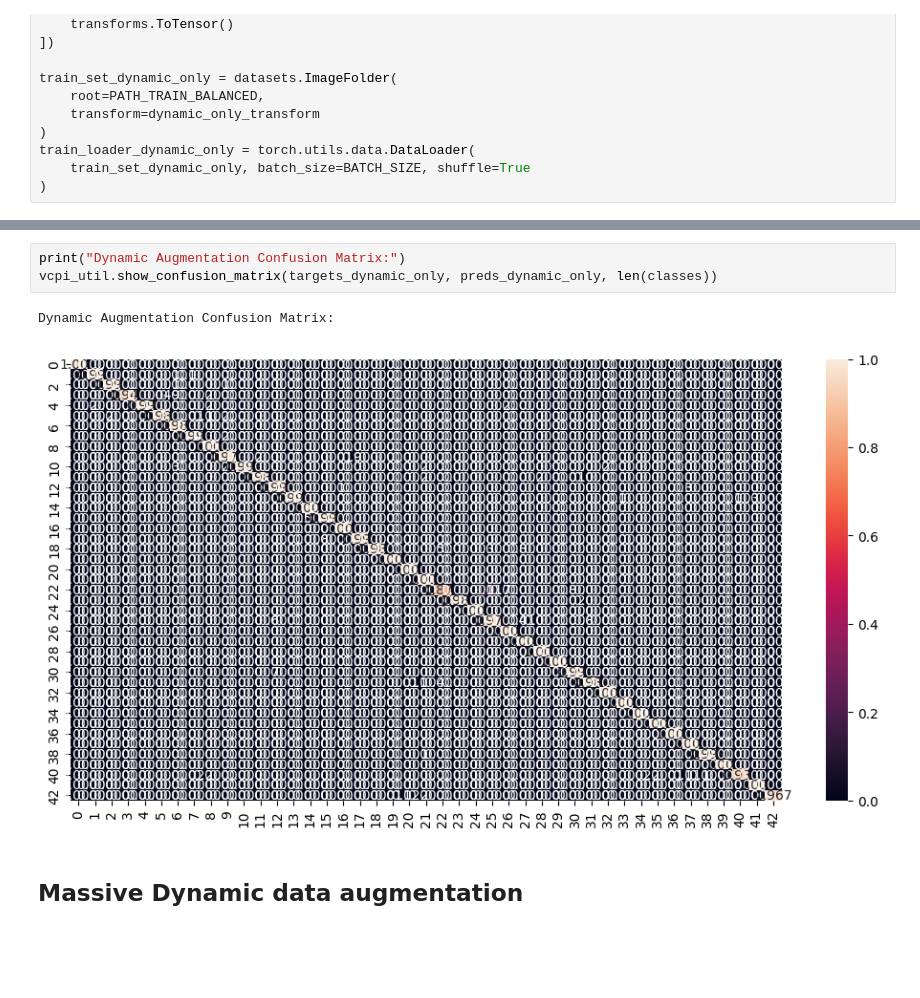
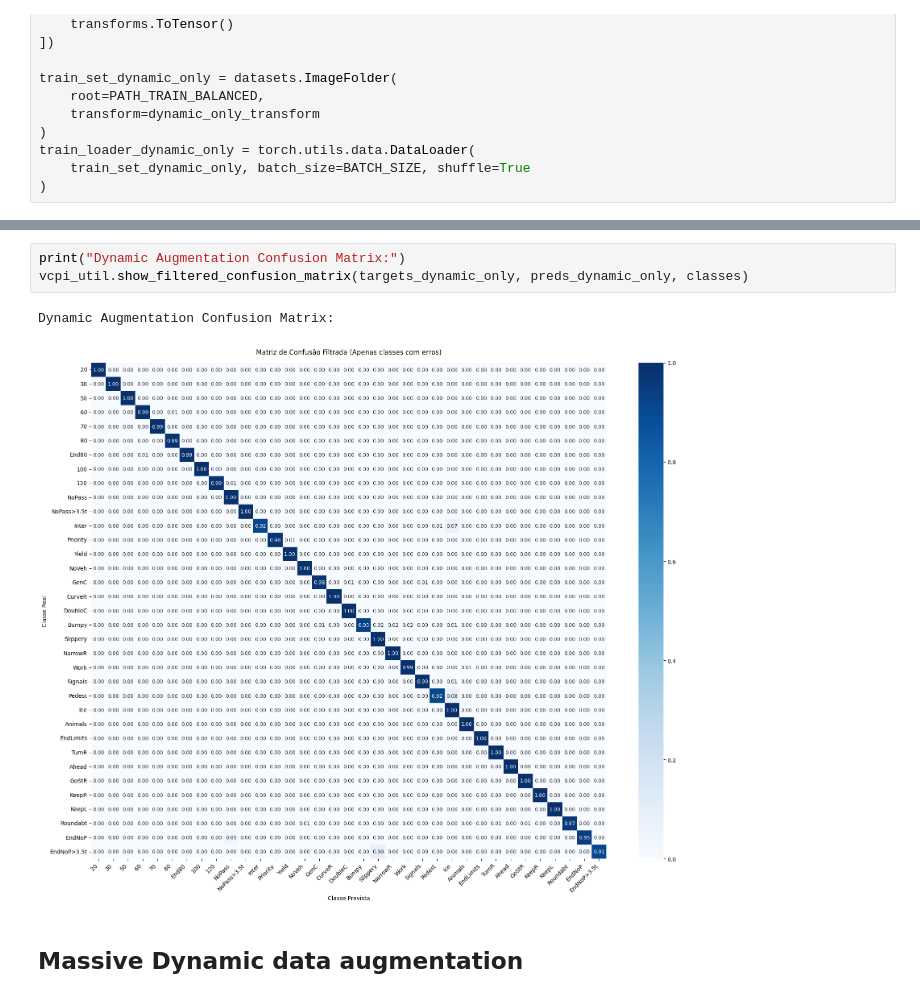
Before and after one commit to Pauloarf/VCPI2526, a Jupyter notebook: VC/src/Report.ipynb, the cells around one changed output, grey strips where cells are left out. Drawn from its saved outputs; the diff is of its cells as text; blank space fills up the shorter version.

```diff
--- a/VC/src/Report.ipynb
+++ b/VC/src/Report.ipynb
@@ -772,9 +788,9 @@ Final Test Accuracy: 98.95%
 # %%
 print("Dynamic Augmentation Confusion Matrix:")
-vcpi_util.show_confusion_matrix(targets_dynamic_only, preds_dynamic_only, len(classes))
+vcpi_util.show_filtered_confusion_matrix(targets_dynamic_only, preds_dynamic_only, classes)
 # %% [output]
 Dynamic Augmentation Confusion Matrix:
-[figure, old version]
+[figure, new version]
 # %% [markdown]
 ## Massive Dynamic data augmentation
 # %% [markdown]
```
Also changed, not shown: parts of 28 cells of this notebook, 9 other files.
